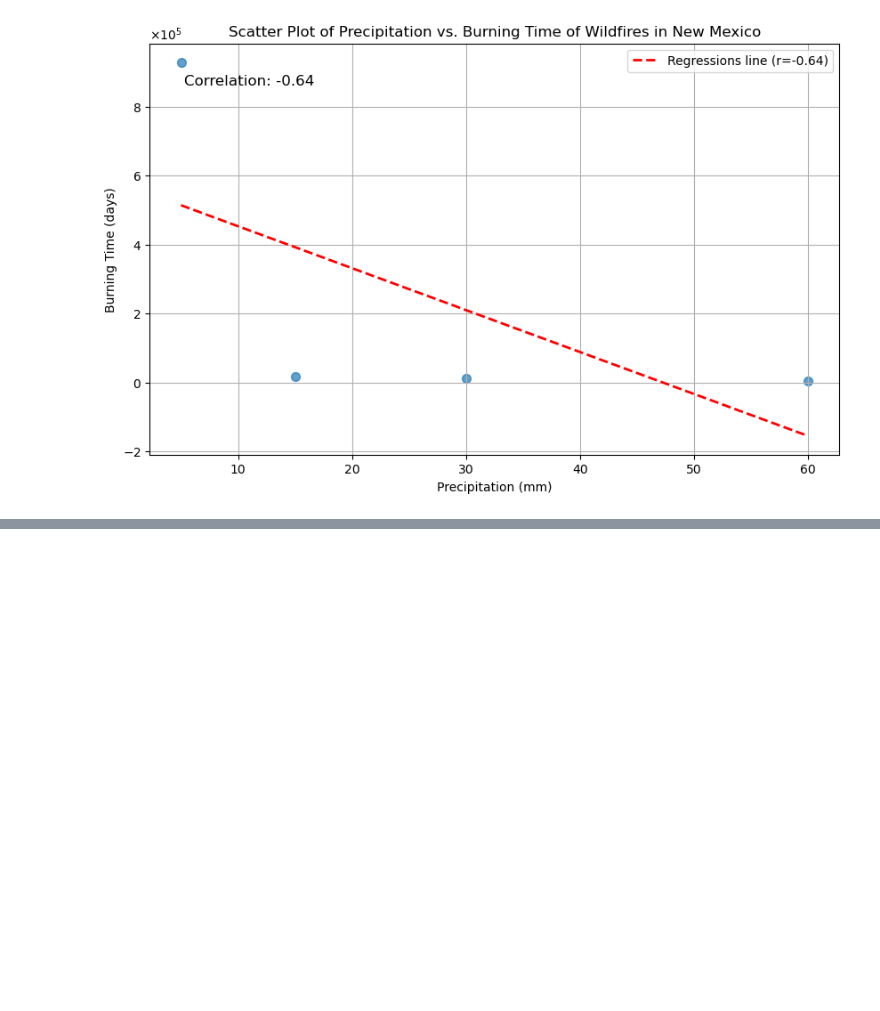
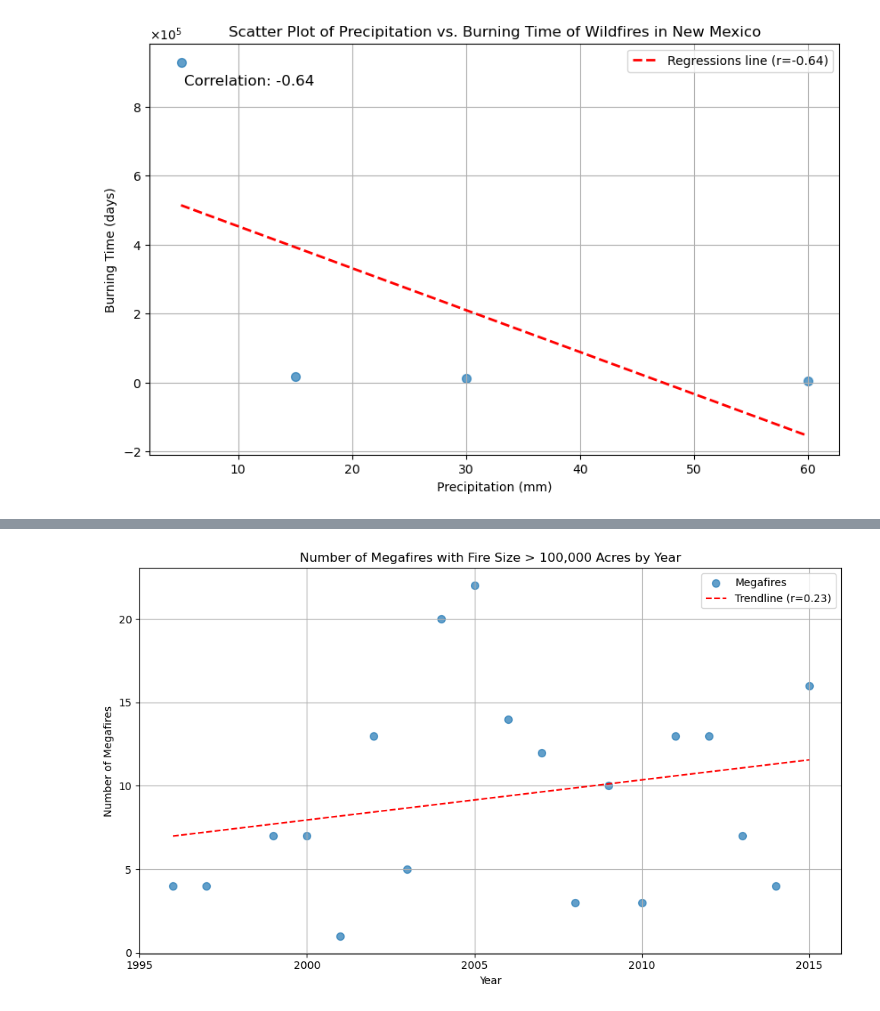
Before and after one commit to Pissane/Capstone_Project, a Jupyter notebook: weather_data/weather_and_wildfires_v2.ipynb, the cells around one changed output, grey strips where cells are left out. Saved outputs shown, nothing was run; the diff lists cells and outputs as text; code cells hidden in the pictures; blank space fills up the shorter version.

```diff
--- a/weather_data/weather_and_wildfires_v2.ipynb
+++ b/weather_data/weather_and_wildfires_v2.ipynb
@@ -1262,0 +1419,29 @@ plt.show()
+# %%
+# Filter megafires with fire_size > 100,000 by d_year entire USA
+megafires_by_year = wf[wf['fire_size'] > 100000].groupby('d_year')['unique_id'].count().reset_index()
+
+# Create the plot
+plt.figure(figsize=(10, 6))
+plt.scatter(megafires_by_year['d_year'], megafires_by_year['unique_id'], marker='o', s=50, alpha=0.7, label='Megafires')
+plt.xlabel('Year')
+plt.ylabel('Number of Megafires')
+plt.title('Number of Megafires with Fire Size > 100,000 Acres by Year')
+
+# Calculate and plot the trendline
+slope, intercept, r_value, p_value, std_err = linregress(megafires_by_year['d_year'], megafires_by_year['unique_id'])
+trendline = slope * megafires_by_year['d_year'] + intercept
+plt.plot(megafires_by_year['d_year'], trendline, color='red', linestyle='--', label=f'Trendline (r={r_value:.2f})')
+
+# Set custom x-axis ticks and labels in 5-year steps
+x_ticks = np.arange(1995, megafires_by_year['d_year'].max() + 1, 5)
+plt.xticks(x_ticks)
+
+# Add a legend
+plt.legend()
+
+# Show the plot
+plt.grid(True)
+plt.tight_layout()
+plt.show()
+# %% [output]
+[figure, added]
```
Also changed, not shown: parts of 11 cells of this notebook, 1 other file.
